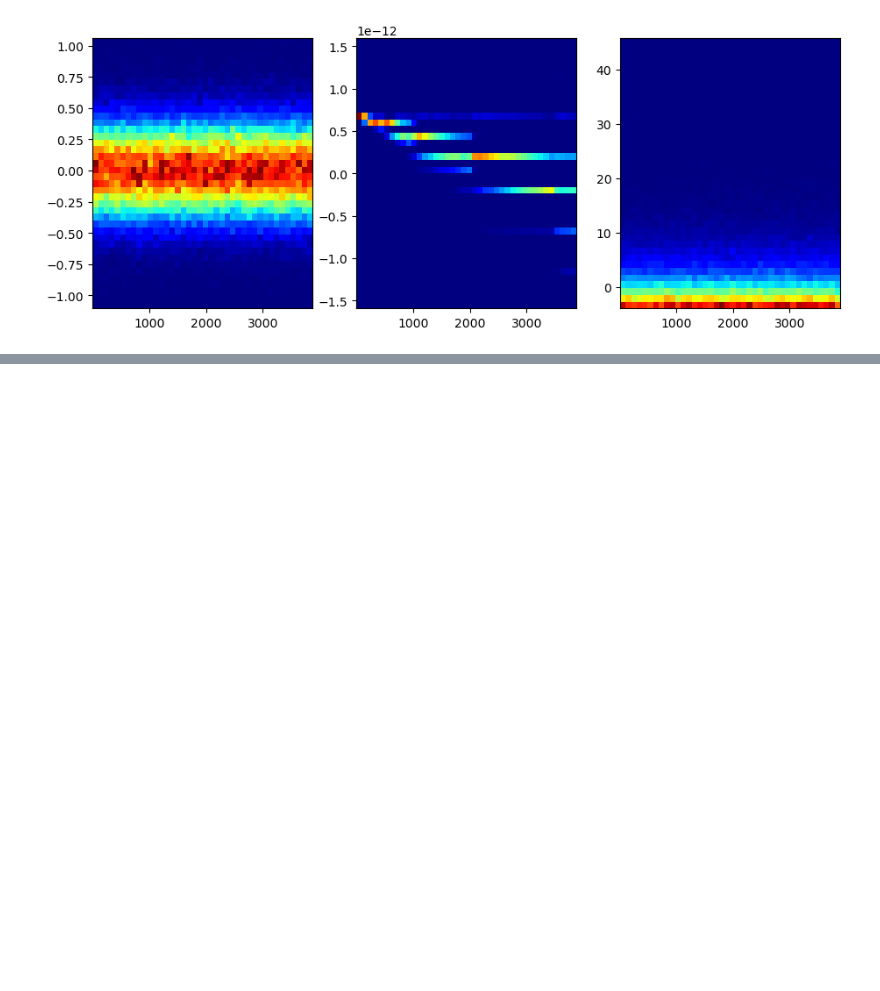
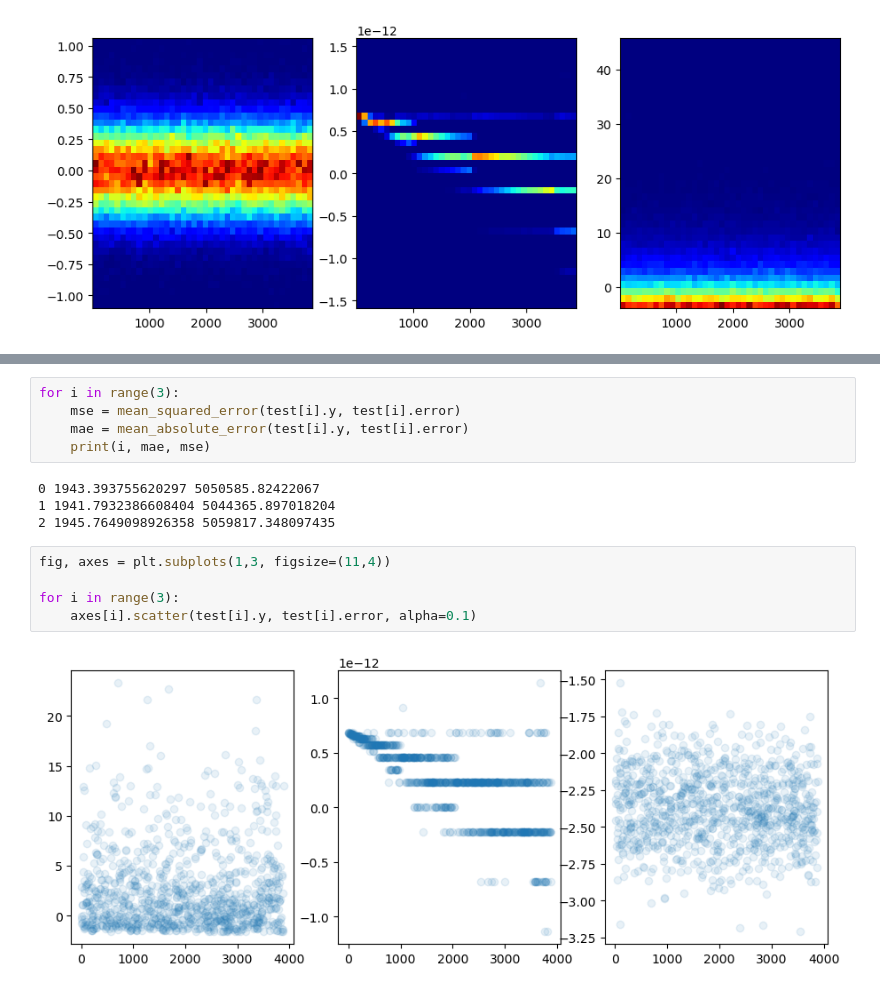
Before and after one commit to aakashks/dsg-lecture-assignments-aks, a Jupyter notebook: aakashks/assMath/2B-q2.ipynb, the cells around one changed output, grey strips where cells are left out. Drawn from its saved outputs; the diff is of its cells as text; blank space fills up the shorter version.

```diff
--- a/aakashks/assMath/2B-q2.ipynb
+++ b/aakashks/assMath/2B-q2.ipynb
@@ -81,0 +93,16 @@ the error in training set A is likely from guassian distribution
+# %%
+for i in range(3):
+    mse = mean_squared_error(test[i].y, test[i].error)
+    mae = mean_absolute_error(test[i].y, test[i].error)
+    print(i, mae, mse)
+# %% [output]
+0 1943.393755620297 5050585.82422067
+1 1941.7932386608404 5044365.897018204
+2 1945.7649098926358 5059817.348097435
+# %%
+fig, axes = plt.subplots(1,3, figsize=(11,4))
+
+for i in range(3):
+    axes[i].scatter(test[i].y, test[i].error, alpha=0.1)
+# %% [output]
+[figure, added]
```
Also changed, not shown: parts of 17 cells of this notebook.
